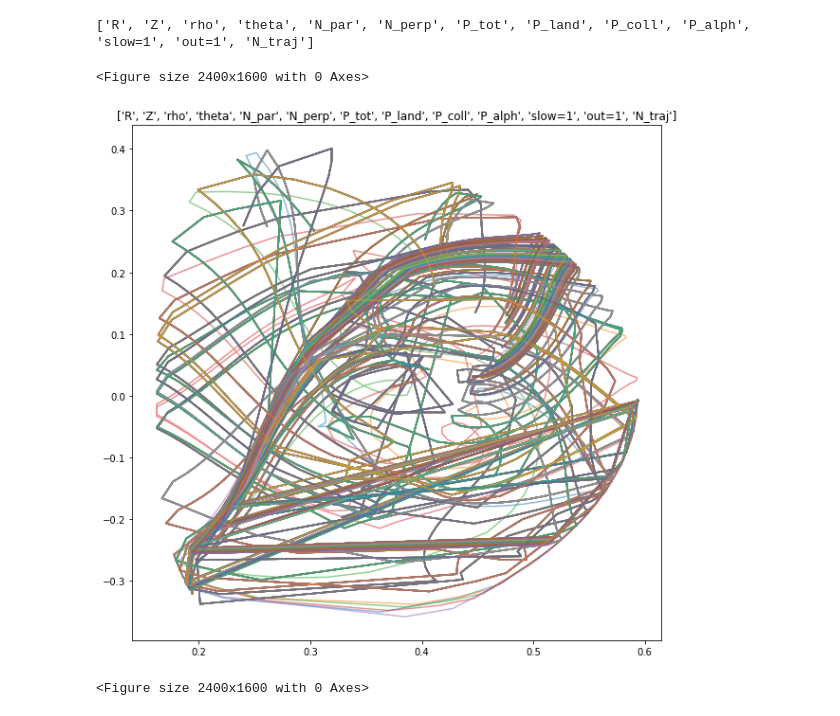
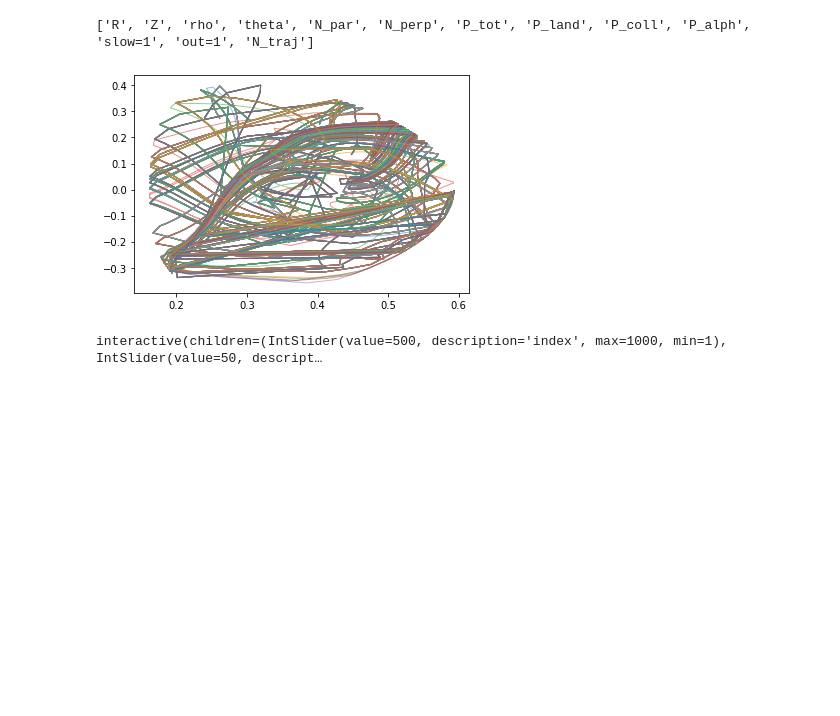
Before and after one commit to temper8/DrawPath, a Jupyter notebook: trajectory2.ipynb, the cells around one changed output. Drawn from its saved outputs; the diff is of its cells as text; code cells hidden in the pictures; blank space fills up the shorter version.

```diff
--- a/trajectory2.ipynb
+++ b/trajectory2.ipynb
@@ -40,10 +40,24 @@ import matplotlib.pyplot as plt
 # %%
 
 for (n, ray) in rays.items() :
-    plt.plot(ray['R'], ray['Z'], alpha=0.5,  antialiased=True);
-plt.title(header);
-plt.figure(figsize=(12,8), dpi= 200, facecolor='w', edgecolor='k')
+    plt.plot(ray['R'], ray['Z'], alpha=0.5, linewidth=1);
 # %% [output]
-<Figure size 2400x1600 with 0 Axes>
-[figure, old version]
+[figure, new version]
-<Figure size 2400x1600 with 0 Axes>
+# %%
+from ipywidgets import interactive
+import matplotlib.pyplot as plt
+import numpy as np
+
+def plot_func(index, k):
+    for i in range(k):
+        ray = rays.get(index + i)
+        if (ray != None):
+            plt.plot(ray['R'], ray['Z'], alpha=1.0, linewidth=1)
+    plt.xlim(0.15, 0.65)
+    plt.ylim(-0.5, 0.5)
+    plt.show()
+
+w = interactive(plot_func, index = (1, 1000), k = (1,100))
+w
+# %% [output]
+interactive(children=(IntSlider(value=500, description='index', max=1000, min=1), IntSlider(value=50, descript…
```
